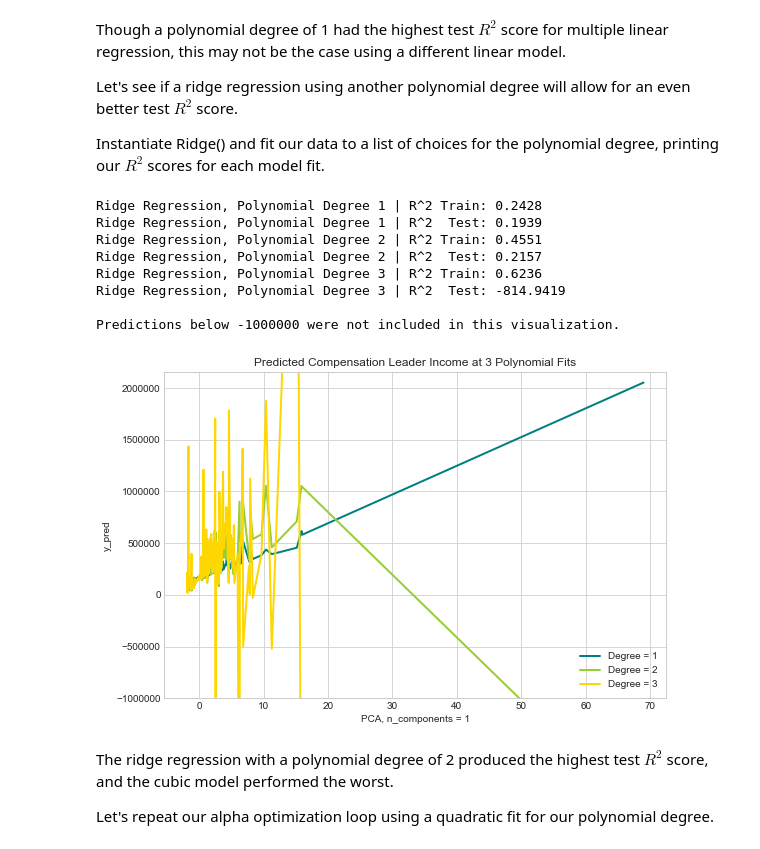
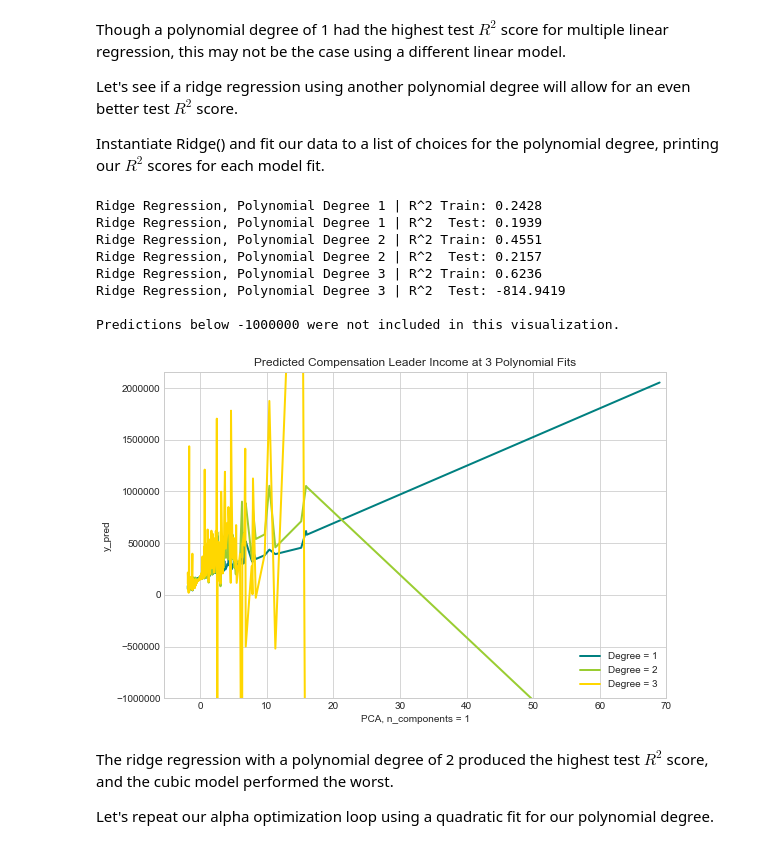
Before and after one commit to cyaris/charities_in_the_united_states, a Jupyter notebook: Linear Models with US Charities.ipynb, the cells around one changed output. Cells and saved outputs as stored; diff of their text form; code cells hidden in the pictures.

```diff
--- a/Linear Models with US Charities.ipynb
+++ b/Linear Models with US Charities.ipynb
@@ -264,6 +264,7 @@ for n in n:
     plt.xlabel('PCA, n_components = 1')
     plt.ylabel('y_pred')
     plt.title('Predicted Compensation Leader Income at 3 Polynomial Fits')
+    plt.xlim(xmax = 70)
     plt.ylim(-1000000)
     i+=1
 
@@ -483,34 +484,35 @@ for n in n:
     y_pred = linridge.predict(poly.fit_transform(X_test_scaled))
     print('Ridge Regression, Polynomial Degree {} | R^2 Train: {:.4f}'.format(n, linridge.score(X_poly_train, y_train).round(4)))
     print('Ridge Regression, Polynomial Degree {} | R^2  Test: {:.4f}'.format(n, linridge.score(poly.fit_transform(X_test_scaled), y_test).round(4)))
 
     pca = PCA(n_components = 1)
     principalComponents = pca.fit_transform(X_test_scaled).round(2)
     df_PCA = pd.DataFrame(principalComponents)
     df_PCA.rename({0: 'PCA'}, axis = 'columns', inplace = True)
     plot = pd.concat([df_PCA, pd.Series(list(y_pred))], axis = 1, join = 'outer')
     plot.rename({0: 'y_pred'}, axis = 'columns', inplace = True)
     plot = plot.groupby(['PCA'])['y_pred'].mean().reset_index()
     plt.plot(plot['PCA'], plot['y_pred'], color = colors[i], lw = 2,
              label = "n %d" % n)
     plt.xlabel('PCA, n_components = 1')
     plt.ylabel('y_pred')
     plt.title('Predicted Compensation Leader Income at 3 Polynomial Fits')
+    plt.xlim(xmax = 70)
     plt.ylim(-1000000)
     i+=1
 
 plt.legend(['Degree = 1', 'Degree = 2', 'Degree = 3'])
 print('\nPredictions below -1000000 were not included in this visualization.')
 # %% [output]
 Ridge Regression, Polynomial Degree 1 | R^2 Train: 0.2428
 Ridge Regression, Polynomial Degree 1 | R^2  Test: 0.1939
 Ridge Regression, Polynomial Degree 2 | R^2 Train: 0.4551
 Ridge Regression, Polynomial Degree 2 | R^2  Test: 0.2157
 Ridge Regression, Polynomial Degree 3 | R^2 Train: 0.6236
 Ridge Regression, Polynomial Degree 3 | R^2  Test: -814.9419
 
 Predictions below -1000000 were not included in this visualization.
-[figure, old version]
+[figure, new version]
 # %% [markdown]
 The ridge regression with a polynomial degree of 2 produced the highest test $R^2$ score, and the cubic model performed the worst.
 
```
Also changed, not shown: parts of 10 cells of this notebook.
